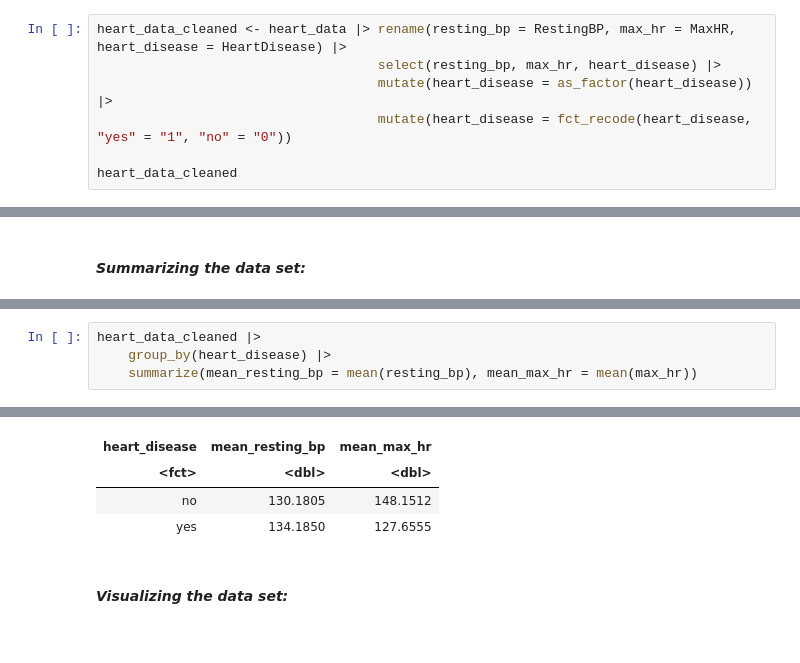
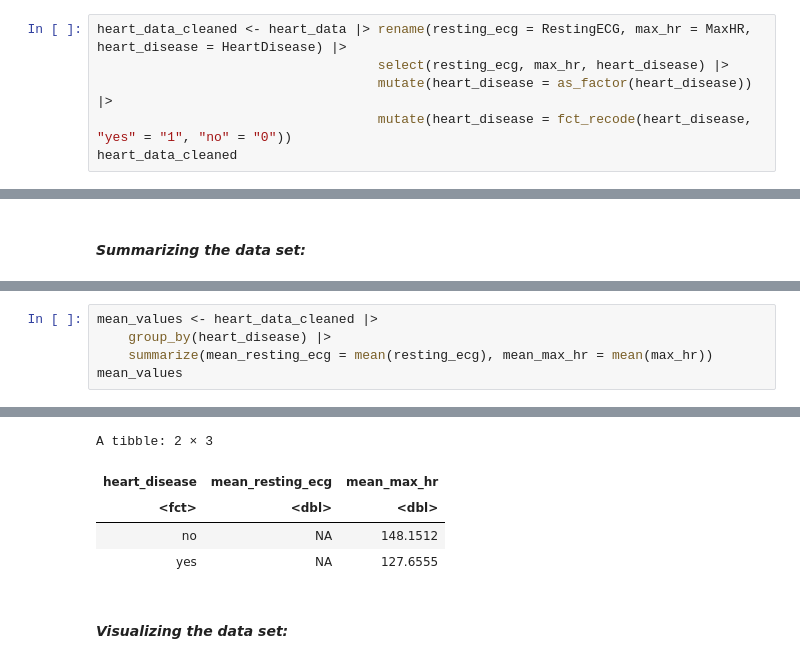
Before and after one commit to tyih985/DSCI-Project-Attempt-2, a Jupyter notebook: main.ipynb, the cells around one changed output, grey strips where cells are left out. Cells and saved outputs as stored; diff of their text form.

```diff
--- a/main.ipynb
+++ b/main.ipynb
@@ -86,11 +68,10 @@ A spec_tbl_df: 918 × 12
 # %% [markdown]
 #### *Cleaning and wrangling the data set:*
 # %%
-heart_data_cleaned <- heart_data |> rename(resting_bp = RestingBP, max_hr = MaxHR, heart_disease = HeartDisease) |>
-                                    select(resting_bp, max_hr, heart_disease) |>
+heart_data_cleaned <- heart_data |> rename(resting_ecg = RestingECG, max_hr = MaxHR, heart_disease = HeartDisease) |>
+                                    select(resting_ecg, max_hr, heart_disease) |>
                                     mutate(heart_disease = as_factor(heart_disease)) |>
                                     mutate(heart_disease = fct_recode(heart_disease, "yes" = "1", "no" = "0"))
-
 heart_data_cleaned
 # %% [output]
 A tibble: 918 × 3
@@ -132,5 +115,6 @@ As shown in the table, there is almost the same amount of observations with and
 # %%
-heart_data_cleaned |>
+mean_values <- heart_data_cleaned |>
     group_by(heart_disease) |>
-    summarize(mean_resting_bp = mean(resting_bp), mean_max_hr = mean(max_hr))
+    summarize(mean_resting_ecg = mean(resting_ecg), mean_max_hr = mean(max_hr))
+mean_values
 # %% [output]
@@ -138,7 +129,8 @@ A tibble: 2 × 3
+A tibble: 2 × 3
-| heart_disease | mean_resting_bp | mean_max_hr |
+| heart_disease | mean_resting_ecg | mean_max_hr |
 | <fct> | <dbl> | <dbl> |
-| no | 130.1805 | 148.1512 |
-| yes | 134.1850 | 127.6555 |
+| no | NA | 148.1512 |
+| yes | NA | 127.6555 |
 # %% [markdown]
 #### *Visualizing the data set:*
 # %% [markdown]
```
Also changed, not shown: parts of 14 cells of this notebook.
